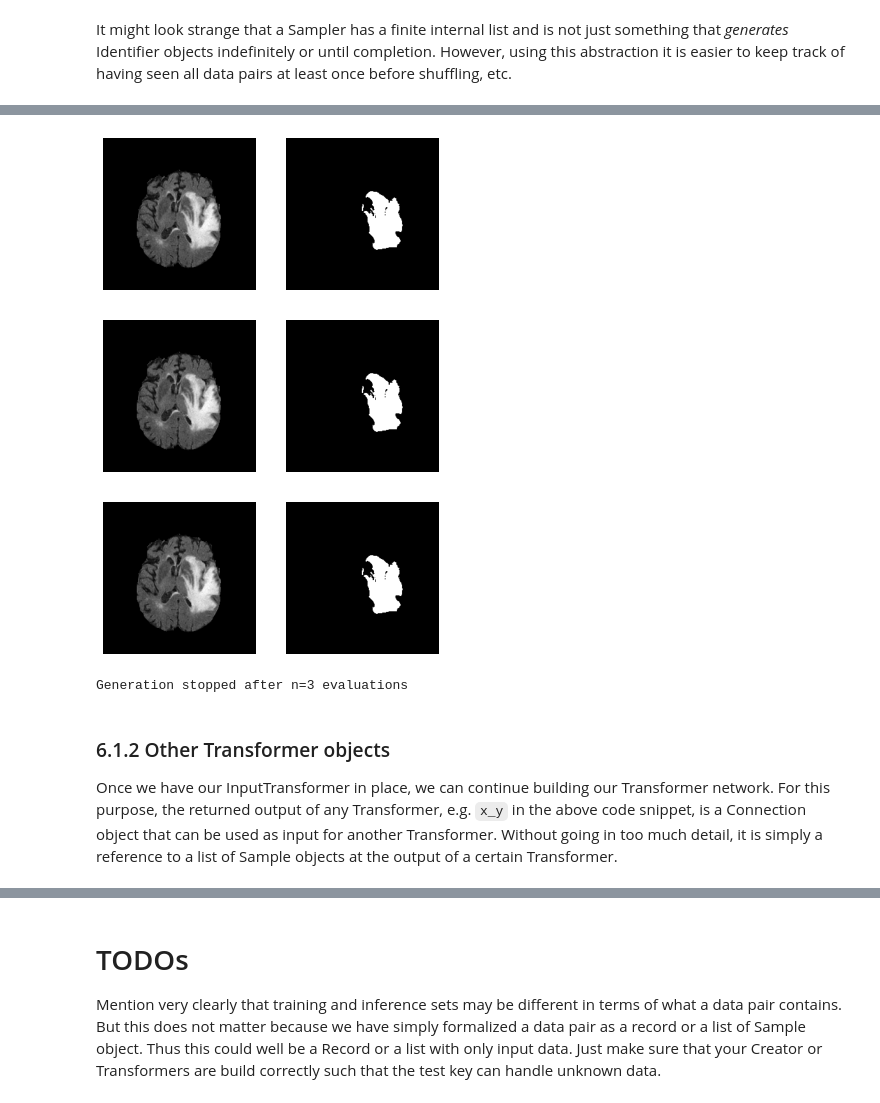
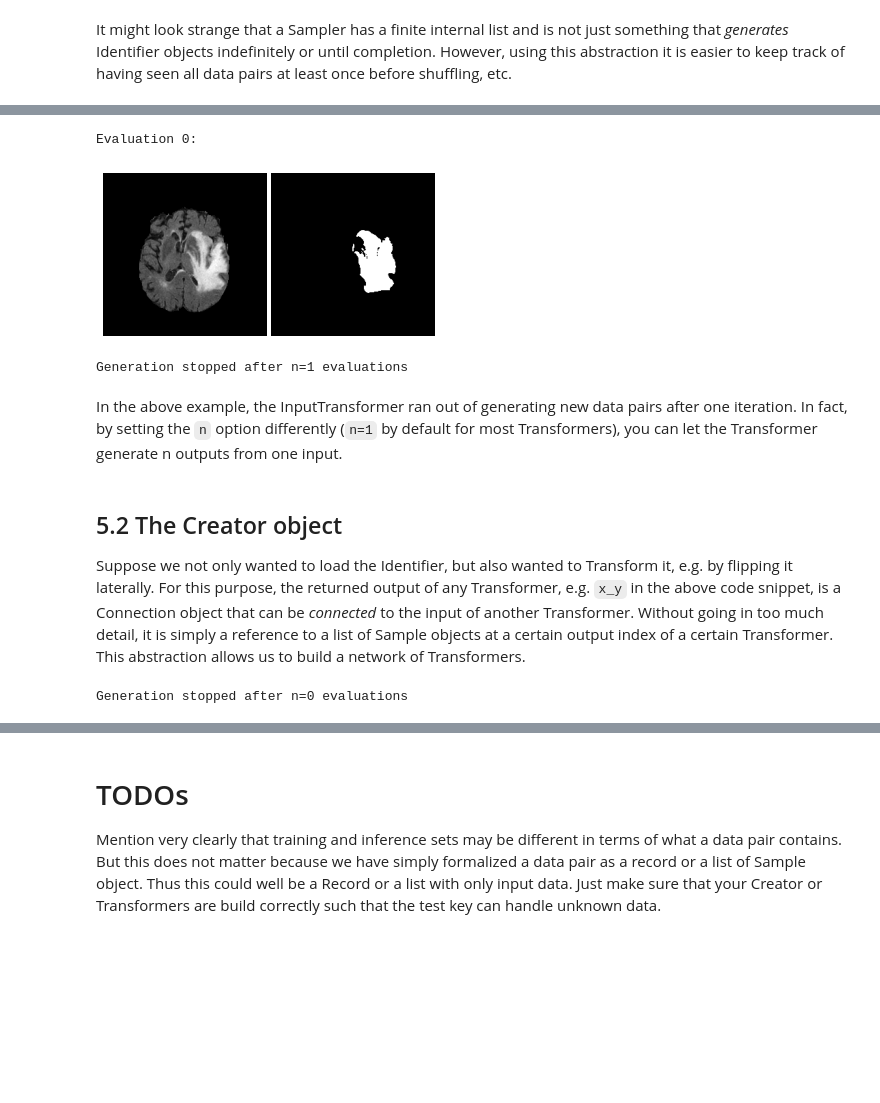
Before and after one commit to JeroenBertels/deepvoxnet2, a Jupyter notebook: demos/deepvoxnet2.ipynb, the cells around one changed output, grey strips where cells are left out. Saved outputs shown, nothing was run; the diff lists cells and outputs as text; code cells hidden in the pictures; blank space fills up the shorter version.

Commit message:
Working on improved notebook introduction (up till Creator object).

````diff
--- a/demos/deepvoxnet2.ipynb
+++ b/demos/deepvoxnet2.ipynb
@@ -133,11 +133,12 @@ from matplotlib import pyplot as plt
 
 def visualize_list_of_samples(list_of_samples):
     n_cols = len(list_of_samples)
-    fig, axs = plt.subplots(1, n_cols, figsize=(n_cols * 3, 3))
+    fig, axs = plt.subplots(1, n_cols, figsize=(n_cols * 3 * list_of_samples[0].shape[1] / 240, 3 * list_of_samples[0].shape[1] / 240))
     axs = [axs] if n_cols == 1 else axs
     for i, sample in enumerate(list_of_samples):
         axs[i].imshow(sample[0, :, :, sample.shape[3] // 2, 0].T, cmap="gray"), axs[i].axis("off")
 
+    plt.subplots_adjust(wspace=0, hspace=0)
     plt.show()
 
 visualize_list_of_samples((flair_sample, gt_sample))
@@ -394,28 +394,39 @@ Also typically for any InputTransformer, is that we need to load the Identifier
 # %%
 from deepvoxnet2.components.transformers import _MircInput
 
-mirc_input = _MircInput(["flair", "gt"], n=3)  # the use of _MircInput(...) is for illustrative purposes only
+mirc_input = _MircInput(["flair", "gt"], n=1)  # the use of _MircInput(...) is for illustrative purposes only
 mirc_input.load(my_mirc_sampler[1])  # here we do this manually, but usually we use the higher-level Creator, which we can also use for debugging
 x_y = mirc_input()  # normally we will use MircInput(...) instead, which does _MircInput(...)() in one go
 
 def visualize_transformer_output(transformer_output):
     for i in range(100):
         try:
             transformer_output_i = transformer_output.eval()
+            print(f"Evaluation {i}:")
             visualize_list_of_samples(transformer_output_i)
 
         except StopIteration:
             print(f"Generation stopped after n={i} evaluations")
             break
 
 visualize_transformer_output(x_y)
 # %% [output]
+Evaluation 0:
-[figure, old version]
+[figure, new version]
-[figure, removed]
-[figure, removed]
-Generation stopped after n=3 evaluations
+Generation stopped after n=1 evaluations
+# %% [markdown]
+In the above example, the InputTransformer ran out of generating new data pairs after one iteration.
+In fact, by setting the ```n``` option differently (```n=1``` by default for most Transformers), you can let the Transformer generate n outputs from one input.
 # %% [markdown]
-### 6.1.2 Other Transformer objects
-Once we have our InputTransformer in place, we can continue building our Transformer network.
-For this purpose, the returned output of any Transformer, e.g. ```x_y``` in the above code snippet, is a Connection object that can be used as input for another Transformer.
-Without going in too much detail, it is simply a reference to a list of Sample objects at the output of a certain Transformer.
+## 5.2 The Creator object
+Suppose we not only wanted to load the Identifier, but also wanted to Transform it, e.g. by flipping it laterally.
+For this purpose, the returned output of any Transformer, e.g. ```x_y``` in the above code snippet, is a Connection object that can be *connected* to the input of another Transformer.
+Without going in too much detail, it is simply a reference to a list of Sample objects at a certain output index of a certain Transformer.
+This abstraction allows us to build a network of Transformers.
+# %%
+from deepvoxnet2.components.transformers import Flip
+
+x_y = Flip(flip_probabilities=(0.5, 0, 0), n=4)(x_y)
+visualize_transformer_output(x_y)
+# %% [output]
+Generation stopped after n=0 evaluations
````
Also changed, not shown: parts of 35 cells of this notebook.
